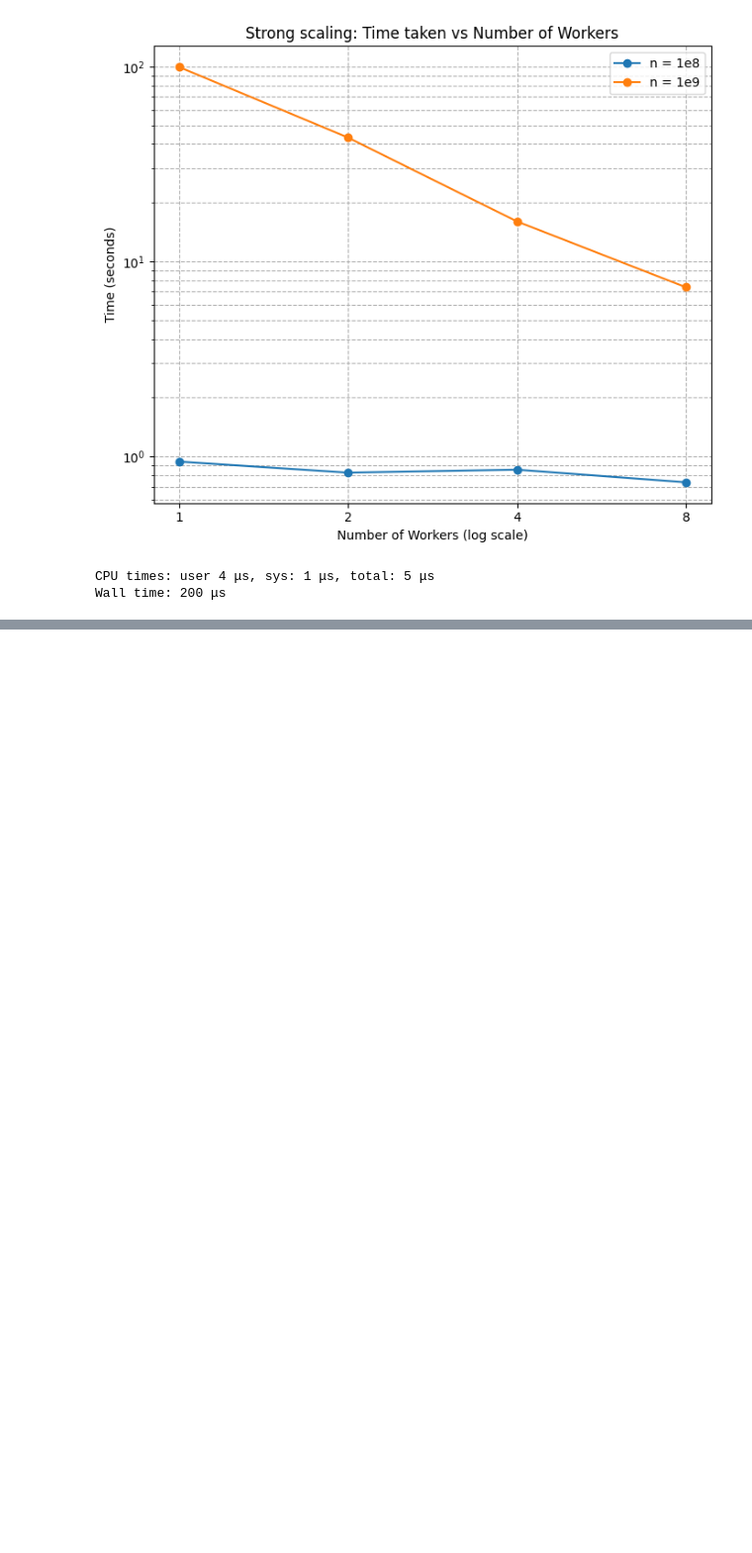
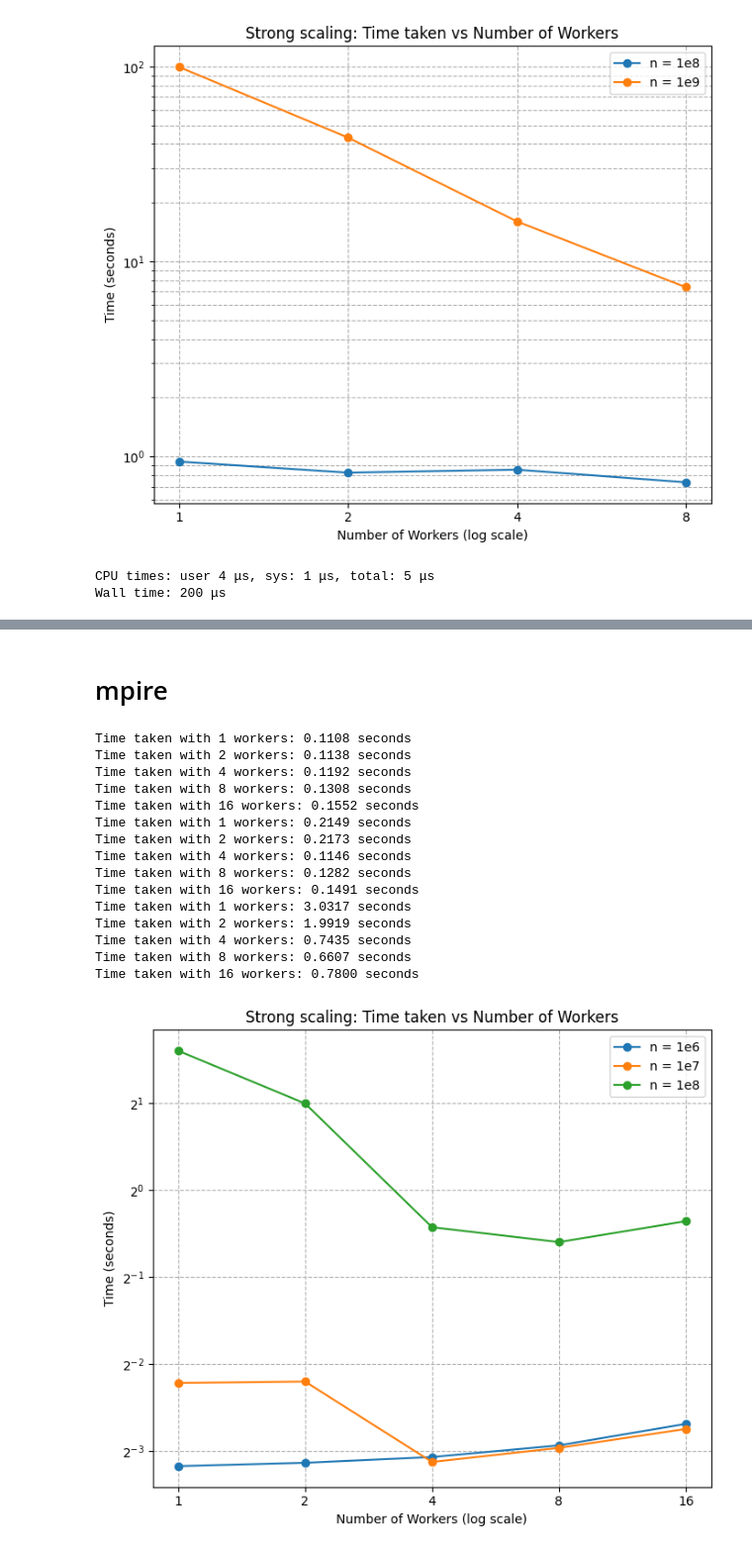
Before and after one commit to desaiamogh31/utd-hpc-course-repo, a Jupyter notebook: hw4/src/lorentz.ipynb, the cells around one changed output, grey strips where cells are left out. Shown at 99% size. Cells and saved outputs as stored; diff of their text form; code cells hidden in the pictures; blank space fills up the shorter version.

```diff
--- a/hw4/src/lorentz.ipynb
+++ b/hw4/src/lorentz.ipynb
@@ -280,0 +397,54 @@ Wall time: 200 μs
+# %% [markdown]
+# mpire
+# %%
+import mpire_lorentz
+
+#Strong Scaling
+n=[1e6, 1e7, 1e8]
+repeats = 5
+worker_counts = [1, 2, 4, 8, 16]
+times=np.zeros((len(n), len(worker_counts)))
+
+for i, n_val in enumerate(n):
+    n_val = int(n_val)
+    local_counts = mpire_lorentz.run_mpire(n_val, n_jobs=1)  # Run once to warm up
+    for j, n_workers in enumerate(worker_counts):
+        start_time = time.perf_counter()
+        local_counts = mpire_lorentz.run_mpire(n_val, bins = 10, n_jobs=n_workers)
+        end_time = time.perf_counter()
+        times[i,j] = end_time - start_time
+        print(f"Time taken with {n_workers} workers: {times[i,j]:.4f} seconds", flush=True)
+
+plt.figure(figsize=(7, 6))
+for i, n_val in enumerate(n):
+    if n_val == 2*1e8:
+        plt.plot(worker_counts, times[i,:], marker='o', label=f'n = 2*1e8')
+        continue  # Skip the last point for better visualization
+    plt.plot(worker_counts, times[i,:], marker='o', label=f'n = 1e{int(np.log10(n_val))}')
+plt.xlabel('Number of Workers (log scale)')
+plt.ylabel('Time (seconds)')
+plt.xscale('log', base=2)
+plt.yscale('log', base=2)
+plt.title('Strong scaling: Time taken vs Number of Workers')
+plt.grid(True, which="both", ls="--")
+plt.xticks(worker_counts, worker_counts)
+plt.legend()
+plt.tight_layout()
+plt.show()
+# %% [output]
+Time taken with 1 workers: 0.1108 seconds
+Time taken with 2 workers: 0.1138 seconds
+Time taken with 4 workers: 0.1192 seconds
+Time taken with 8 workers: 0.1308 seconds
+Time taken with 16 workers: 0.1552 seconds
+Time taken with 1 workers: 0.2149 seconds
+Time taken with 2 workers: 0.2173 seconds
+Time taken with 4 workers: 0.1146 seconds
+Time taken with 8 workers: 0.1282 seconds
+Time taken with 16 workers: 0.1491 seconds
+Time taken with 1 workers: 3.0317 seconds
+Time taken with 2 workers: 1.9919 seconds
+Time taken with 4 workers: 0.7435 seconds
+Time taken with 8 workers: 0.6607 seconds
+Time taken with 16 workers: 0.7800 seconds
+[figure, added]
```
Also changed, not shown: parts of 7 cells of this notebook.
